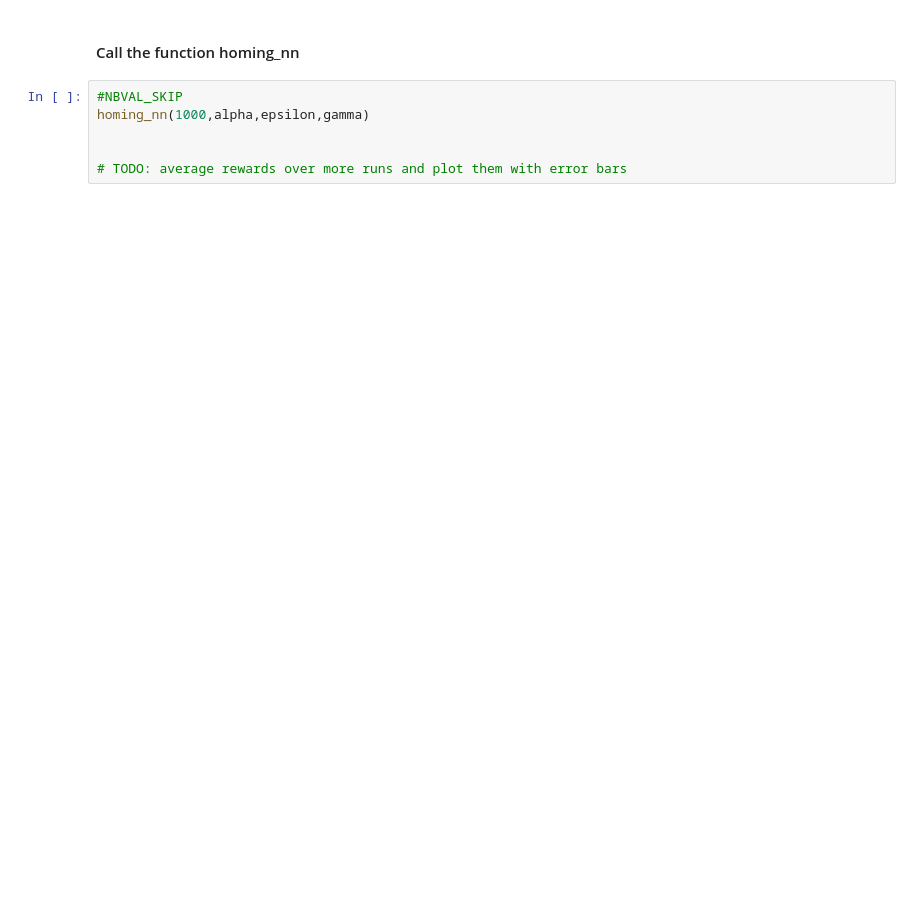
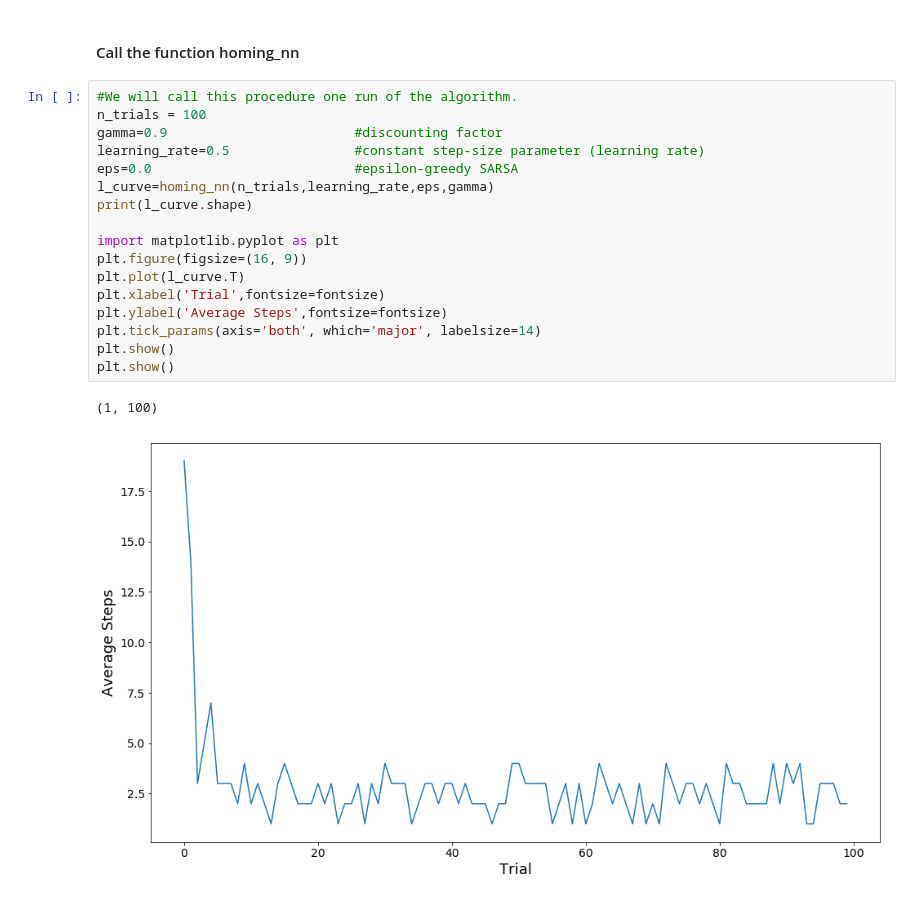
Before and after one commit to jcdhan1/COM3240-Labs, a Jupyter notebook: COM3240sessions79/Lab9.ipynb, the cells around one changed output. Cells and saved outputs as stored; diff of their text form; blank space fills up the shorter version.

Commit message:
lab 9 SARSA

```diff
--- a/COM3240sessions79/Lab9.ipynb
+++ b/COM3240sessions79/Lab9.ipynb
@@ -107,9 +127,23 @@ def homing_nn(n_trials,learning_rate,eps,gamma):
     return learning_curve
 # %% [markdown]
 #### Call the function homing_nn
-# %%
-#NBVAL_SKIP
-homing_nn(1000,alpha,epsilon,gamma)
-
-
-# TODO: average rewards over more runs and plot them with error bars
+# %%
+#We will call this procedure one run of the algorithm.
+n_trials = 100
+gamma=0.9                        #discounting factor
+learning_rate=0.5                #constant step-size parameter (learning rate)
+eps=0.0                          #epsilon-greedy SARSA
+l_curve=homing_nn(n_trials,learning_rate,eps,gamma)
+print(l_curve.shape)
+
+import matplotlib.pyplot as plt
+plt.figure(figsize=(16, 9))
+plt.plot(l_curve.T)
+plt.xlabel('Trial',fontsize=fontsize)
+plt.ylabel('Average Steps',fontsize=fontsize)
+plt.tick_params(axis='both', which='major', labelsize=14)
+plt.show()
+plt.show()
+# %% [output]
+(1, 100)
+[figure, added]
```
Also changed, not shown: parts of 2 cells of this notebook, 6 other files.
